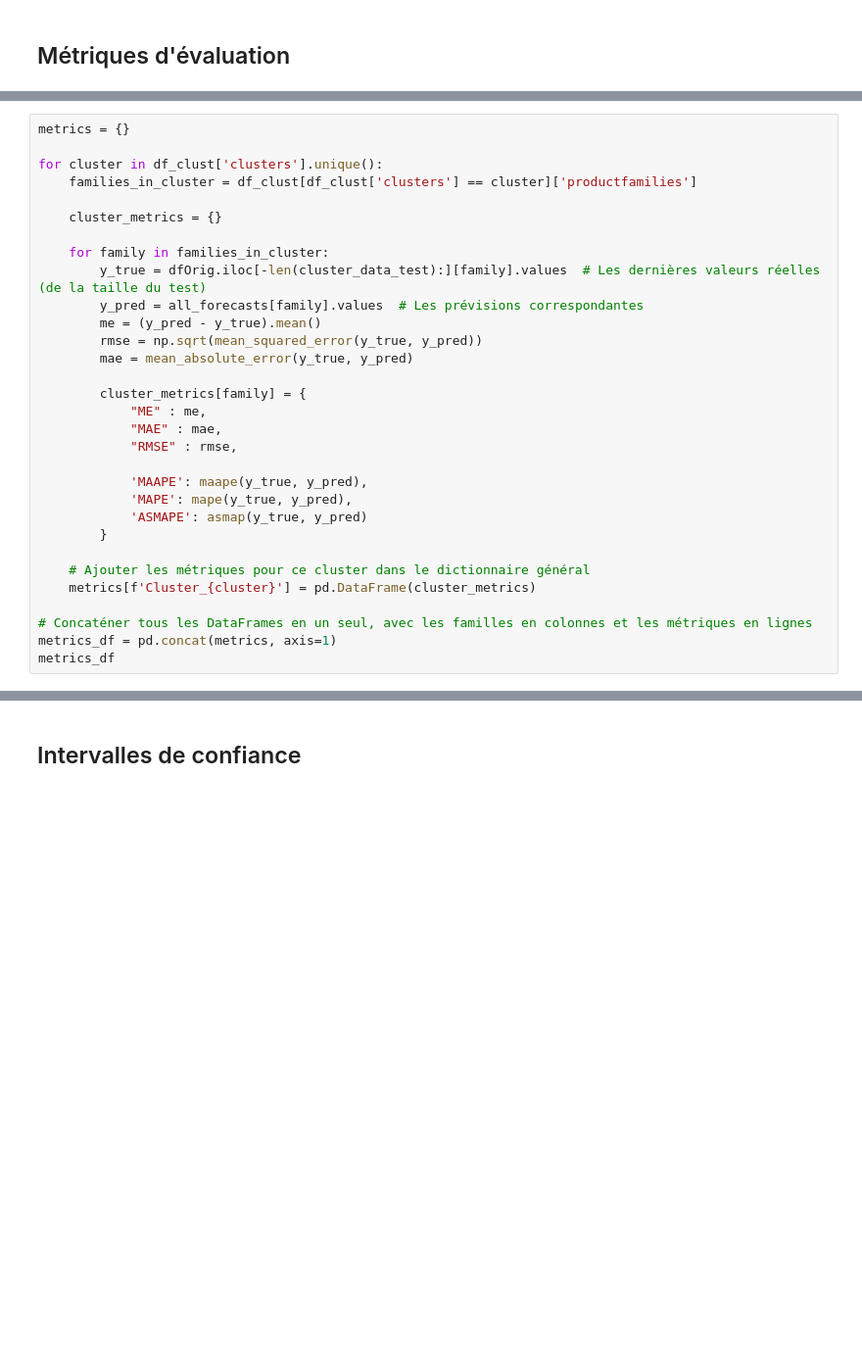
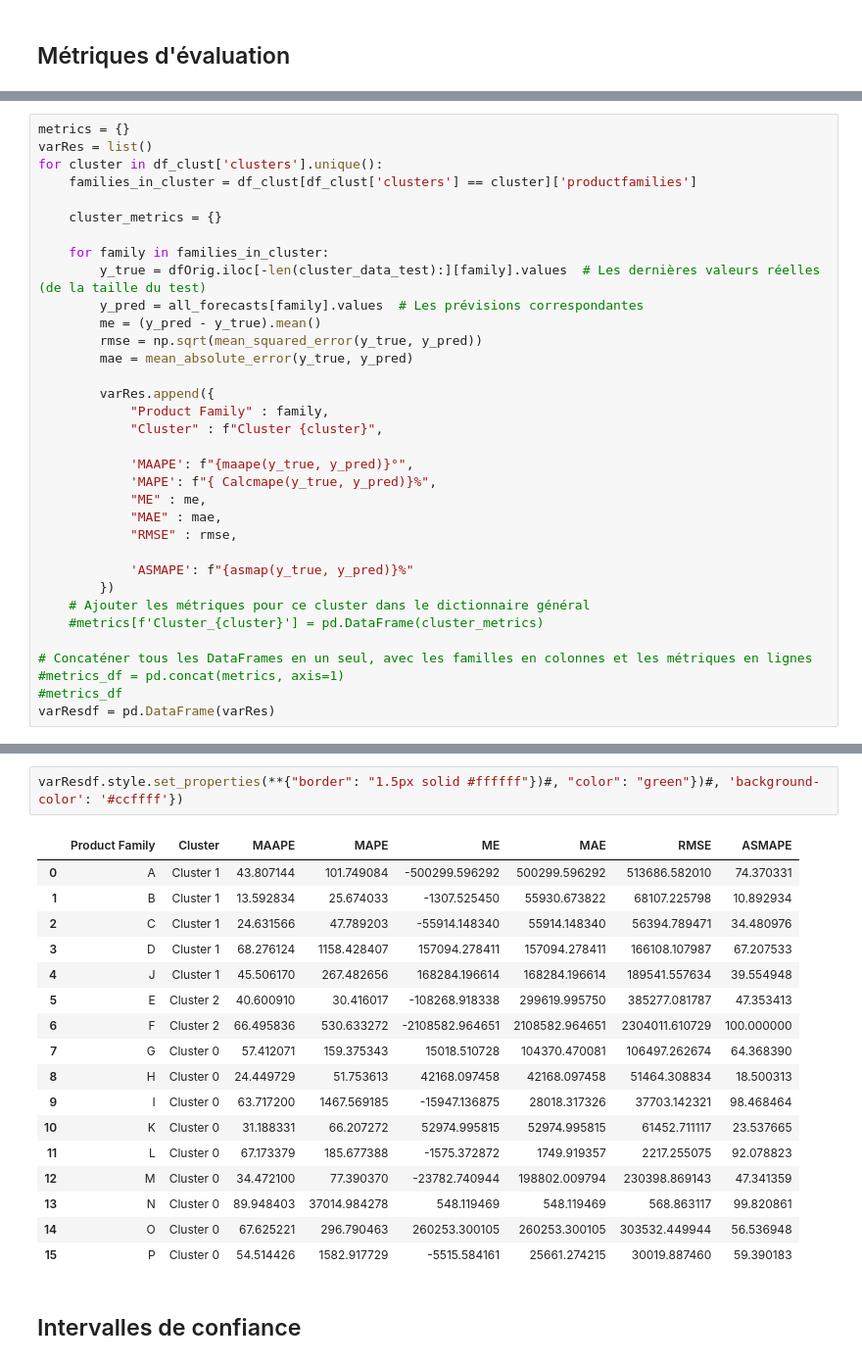
Before and after one commit to Yannickdla/MS-EBDE-UTT-23-Prof-thesis, a Jupyter notebook: Code/Modeling/Etudes de Modelisation complet.ipynb, the cells around one changed output, grey strips where cells are left out. Shown at 98% size. Drawn from its saved outputs; the diff is of its cells as text; blank space fills up the shorter version.

```diff
--- a/Code/Modeling/Etudes de Modelisation complet.ipynb
+++ b/Code/Modeling/Etudes de Modelisation complet.ipynb
@@ -610,6 +630,6 @@ def asmap(y_true, y_pred):
 # %%
 metrics = {}
-
+varRes = list()
 for cluster in df_clust['clusters'].unique():
     families_in_cluster = df_clust[df_clust['clusters'] == cluster]['productfamilies']
 
@@ -622,19 +642,22 @@ for cluster in df_clust['clusters'].unique():
         rmse = np.sqrt(mean_squared_error(y_true, y_pred))
         mae = mean_absolute_error(y_true, y_pred)
 
-        cluster_metrics[family] = {
+        varRes.append({
+            "Product Family" : family,
+            "Cluster" : f"Cluster {cluster}",
+
+            'MAAPE': f"{maape(y_true, y_pred)}°",
+            'MAPE': f"{ Calcmape(y_true, y_pred)}%",
             "ME" : me,
             "MAE" : mae,
             "RMSE" : rmse,
 
-            'MAAPE': maape(y_true, y_pred),
-            'MAPE': mape(y_true, y_pred),
-            'ASMAPE': asmap(y_true, y_pred)
-        }
-
+            'ASMAPE': f"{asmap(y_true, y_pred)}%"
+        })
     # Ajouter les métriques pour ce cluster dans le dictionnaire général
-    metrics[f'Cluster_{cluster}'] = pd.DataFrame(cluster_metrics)
+    #metrics[f'Cluster_{cluster}'] = pd.DataFrame(cluster_metrics)
 
 # Concaténer tous les DataFrames en un seul, avec les familles en colonnes et les métriques en lignes
-metrics_df = pd.concat(metrics, axis=1)
-metrics_df
+#metrics_df = pd.concat(metrics, axis=1)
+#metrics_df
+varResdf = pd.DataFrame(varRes)
@@ -650,3 +664,23 @@ metrics_df
+# %%
+varResdf.style.set_properties(**{"border": "1.5px solid #ffffff"})#, "color": "green"})#, 'background-color': '#ccffff'})
+# %% [output]
+|  | Product Family | Cluster | MAAPE | MAPE | ME | MAE | RMSE | ASMAPE |
+| 0 | A | Cluster 1 | 43.807144 | 101.749084 | -500299.596292 | 500299.596292 | 513686.582010 | 74.370331 |
+| 1 | B | Cluster 1 | 13.592834 | 25.674033 | -1307.525450 | 55930.673822 | 68107.225798 | 10.892934 |
+| 2 | C | Cluster 1 | 24.631566 | 47.789203 | -55914.148340 | 55914.148340 | 56394.789471 | 34.480976 |
+| 3 | D | Cluster 1 | 68.276124 | 1158.428407 | 157094.278411 | 157094.278411 | 166108.107987 | 67.207533 |
+| 4 | J | Cluster 1 | 45.506170 | 267.482656 | 168284.196614 | 168284.196614 | 189541.557634 | 39.554948 |
+| 5 | E | Cluster 2 | 40.600910 | 30.416017 | -108268.918338 | 299619.995750 | 385277.081787 | 47.353413 |
+| 6 | F | Cluster 2 | 66.495836 | 530.633272 | -2108582.964651 | 2108582.964651 | 2304011.610729 | 100.000000 |
+| 7 | G | Cluster 0 | 57.412071 | 159.375343 | 15018.510728 | 104370.470081 | 106497.262674 | 64.368390 |
+| 8 | H | Cluster 0 | 24.449729 | 51.753613 | 42168.097458 | 42168.097458 | 51464.308834 | 18.500313 |
+| 9 | I | Cluster 0 | 63.717200 | 1467.569185 | -15947.136875 | 28018.317326 | 37703.142321 | 98.468464 |
+| 10 | K | Cluster 0 | 31.188331 | 66.207272 | 52974.995815 | 52974.995815 | 61452.711117 | 23.537665 |
+| 11 | L | Cluster 0 | 67.173379 | 185.677388 | -1575.372872 | 1749.919357 | 2217.255075 | 92.078823 |
+| 12 | M | Cluster 0 | 34.472100 | 77.390370 | -23782.740944 | 198802.009794 | 230398.869143 | 47.341359 |
+| 13 | N | Cluster 0 | 89.948403 | 37014.984278 | 548.119469 | 548.119469 | 568.863117 | 99.820861 |
+| 14 | O | Cluster 0 | 67.625221 | 296.790463 | 260253.300105 | 260253.300105 | 303532.449944 | 56.536948 |
+| 15 | P | Cluster 0 | 54.514426 | 1582.917729 | -5515.584161 | 25661.274215 | 30019.887460 | 59.390183 |
 # %% [markdown]
 ## Intervalles de confiance
 # %%
```
Also changed, not shown: parts of 7 cells of this notebook, 1 other file.
